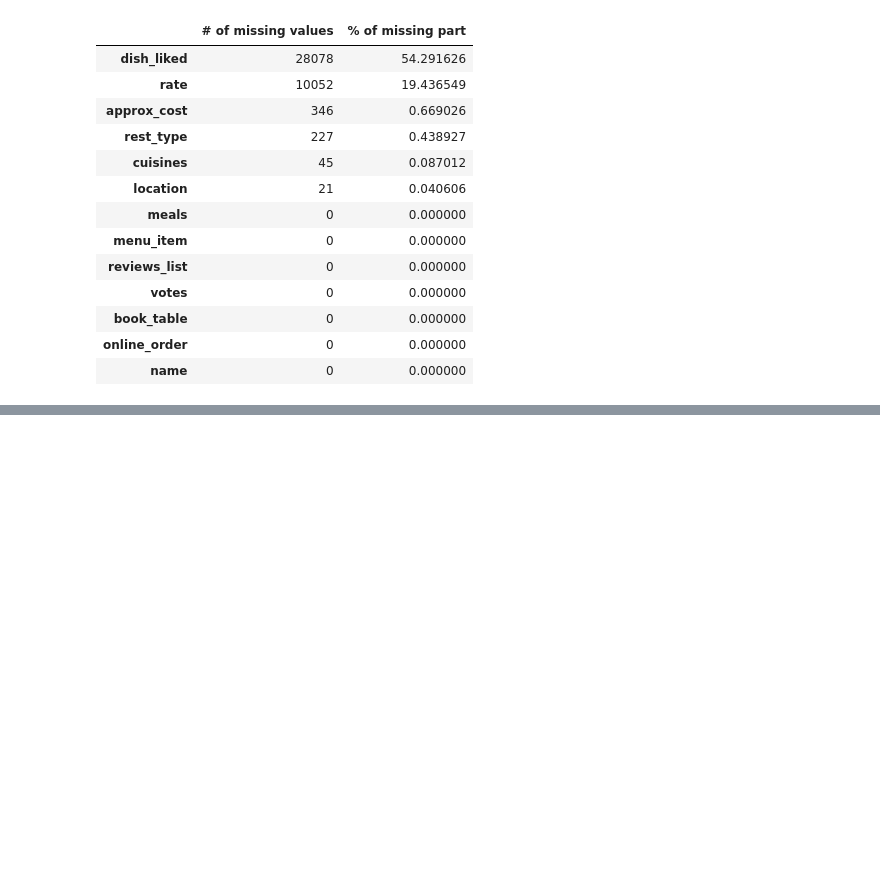
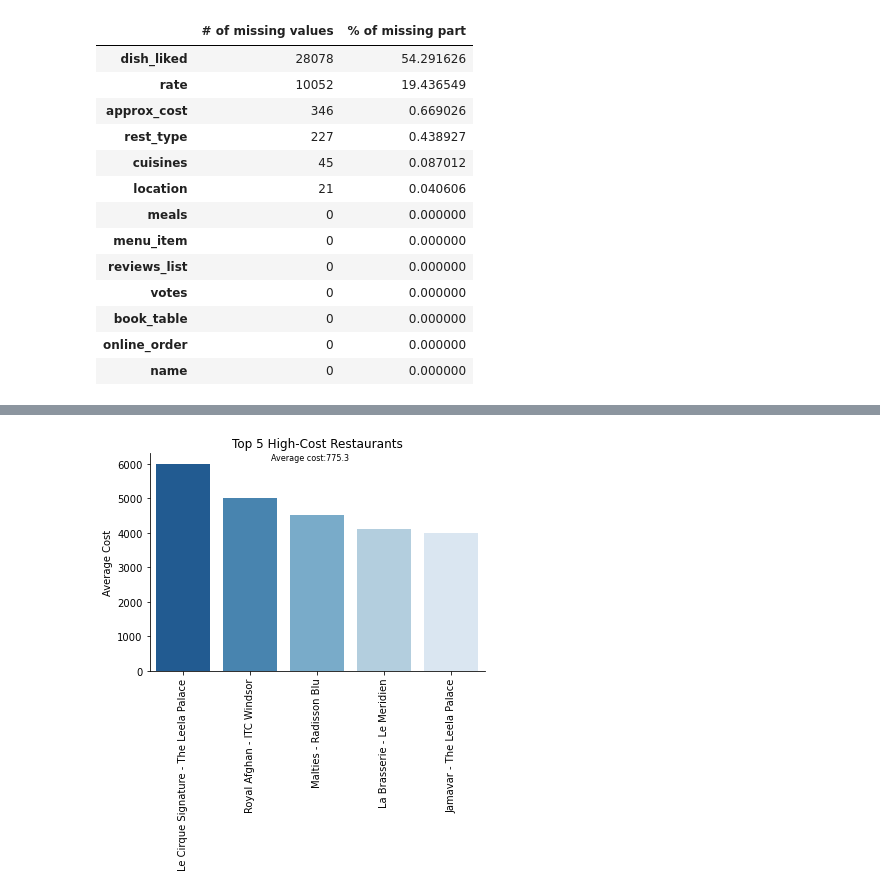
Before and after one commit to fetihkaya/BDA5001_Project, a Jupyter notebook: Project.ipynb, the cells around one changed output, grey strips where cells are left out. Cells and saved outputs as stored; diff of their text form; code cells hidden in the pictures; blank space fills up the shorter version.

```diff
--- a/Project.ipynb
+++ b/Project.ipynb
@@ -142,0 +164,12 @@ zomato = zomato.reset_index(drop=True)
+# %%
+fig, ax2=plt.subplots()
+sns.barplot(x='name' , y='approx_cost' , palette='Blues_r' , data=rest_names.sort_values(by='approx_cost' , ascending=False).head(5)).set_title('Top 5 High-Cost Restaurants', size=12)
+avg2 = zomato.approx_cost.mean()
+ax2.text(1.9, 6100, 'Average cost:775.3', fontsize=8, ha='center')
+plt.xticks(rotation=90)
+ax2.set_xlabel('')
+ax2.set_ylabel('Average Cost')
+ax2.spines['top'].set_visible(False)
+ax2.spines['right'].set_visible(False)
+# %% [output]
+[figure, added]
```
Also changed, not shown: parts of 41 cells of this notebook.
